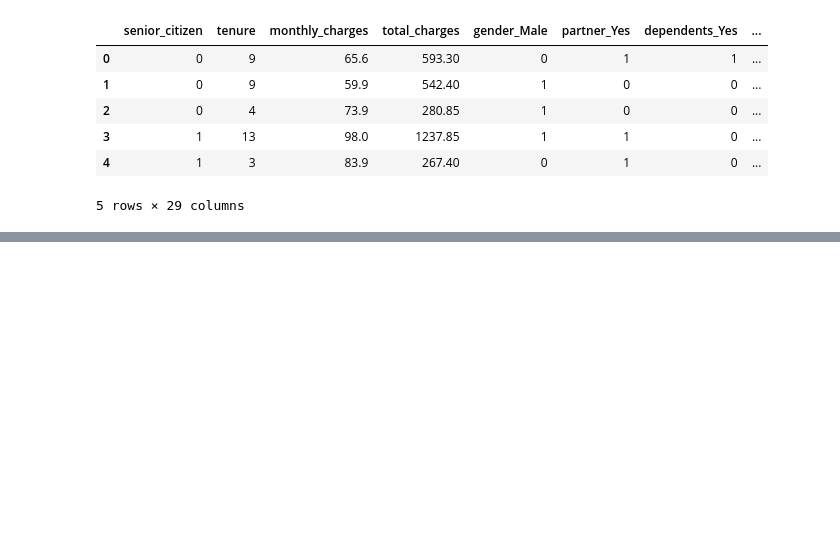
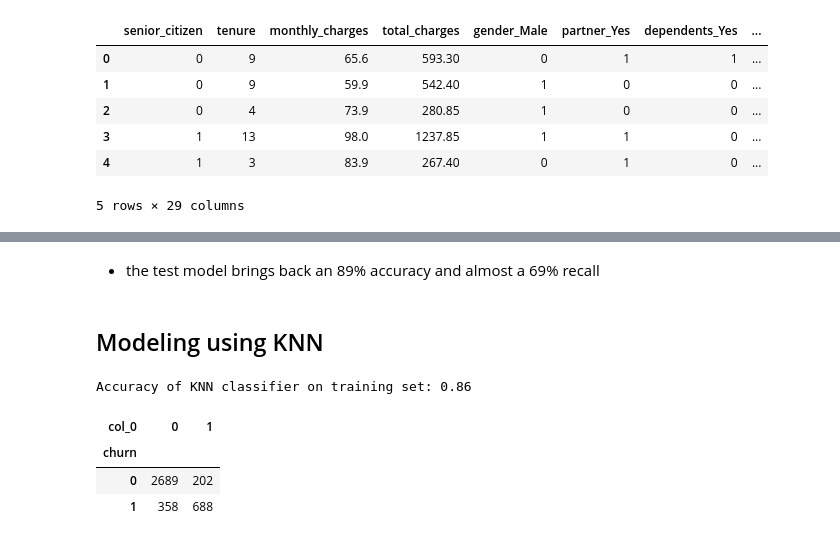
Before and after one commit to codyclonts/Telco_classification_project, a Jupyter notebook: telco_project.ipynb, the cells around one changed output, grey strips where cells are left out. Drawn from its saved outputs; the diff is of its cells as text; code cells hidden in the pictures; blank space fills up the shorter version.

Commit message:
finished telco project work

```diff
--- a/telco_project.ipynb
+++ b/telco_project.ipynb
@@ -325,5 +303,6 @@ for p in ax.patches:
 # %%
-df = prepare.get_telco_data()
+df_original = prepare.get_telco_data()
+df = df_original.copy()
 df2 = prepare.model_telco_data(df)
 df2 = df2.select_dtypes(exclude=['object'])
 df2 = df2.rename(columns={'churn_Yes': 'churn'})
@@ -471,0 +440,15 @@ pd.crosstab(y_train, y_pred2)
+# %%
+# on train
+rf10 = RandomForestClassifier(bootstrap=True,
+                            class_weight=None,
+                            criterion='gini',
+                            min_samples_leaf=3,
+                            n_estimators=150,
+                            max_depth=10,
+                            random_state=123)
+rf10.fit(X_train, y_train)
+y_pred = rf10.predict(X_train)
+y_pred_proba = rf10.predict_proba(X_train)
+print('Accuracy of random forest classifier on training set: {:.2f}'
+     .format(rf10.score(X_train, y_train)))
+print(classification_report(y_train , y_pred))
@@ -471,0 +523,20 @@ pd.crosstab(y_train, y_pred2)
+# %% [markdown]
+- the test model brings back an 89% accuracy and almost a 69% recall
+# %% [markdown]
+## Modeling using KNN
+# %%
+knn3 = KNeighborsClassifier(n_neighbors=3, weights='uniform')
+knn3.fit(X_train, y_train)
+y_pred = knn3.predict(X_train)
+y_pred_proba = knn3.predict_proba(X_train)
+print('Accuracy of KNN classifier on training set: {:.2f}'
+     .format(knn3.score(X_train, y_train)))
+# %% [output]
+Accuracy of KNN classifier on training set: 0.86
+# %%
+pd.crosstab(y_train, y_pred)
+# %% [output]
+| col_0 | 0 | 1 |
+| churn |  |  |
+| 0 | 2689 | 202 |
+| 1 | 358 | 688 |
```
Also changed, not shown: parts of 69 cells of this notebook.
